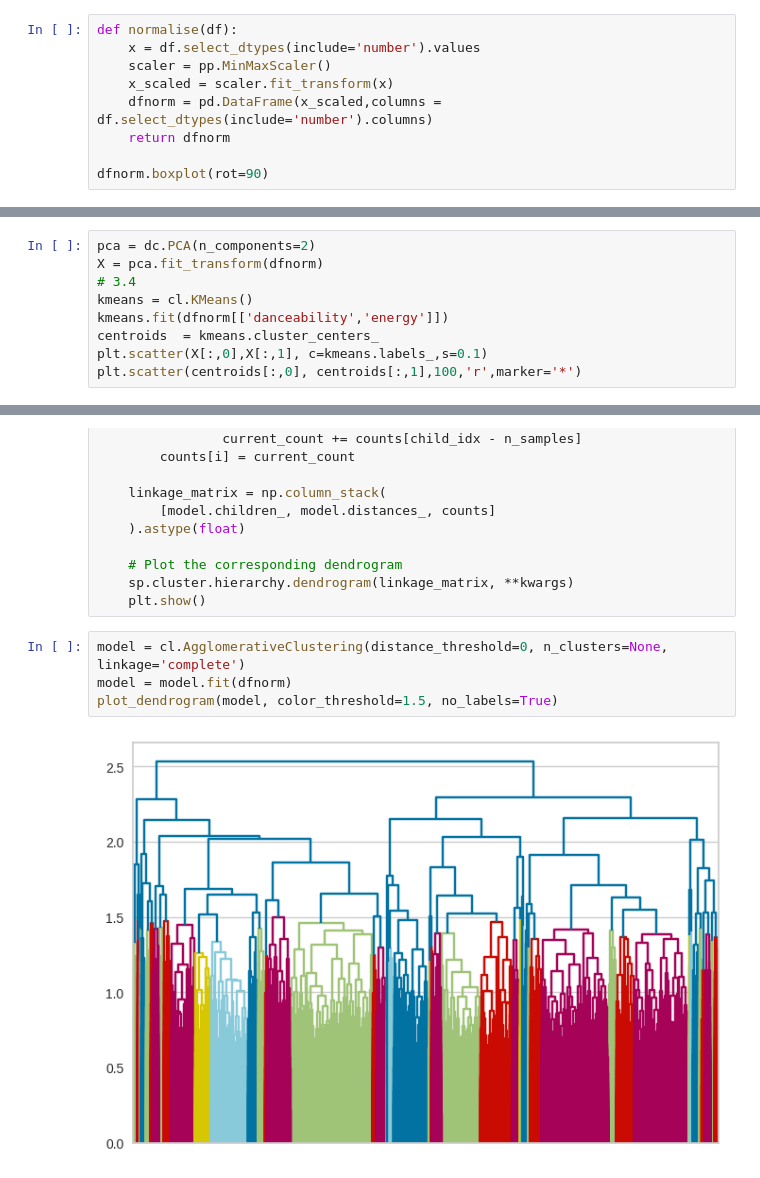
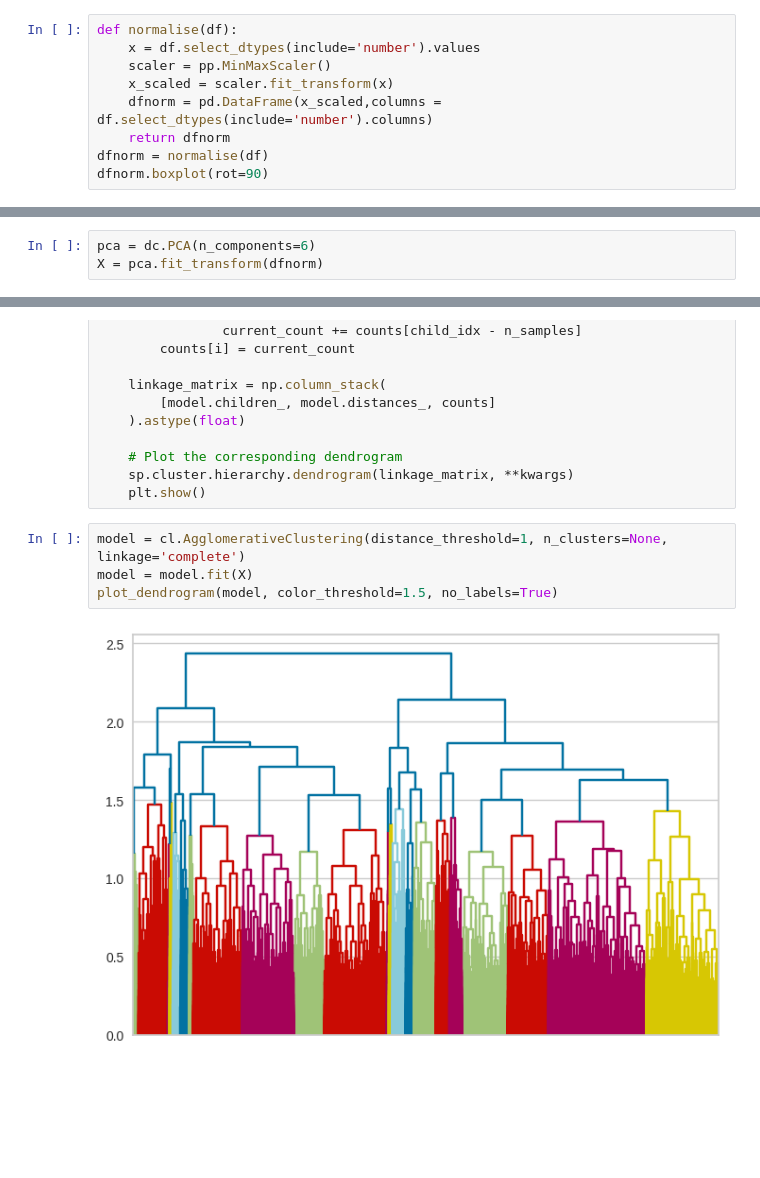
Before and after one commit to ben-carew/Spotify_Analysis, a Jupyter notebook: Spotify.ipynb, the cells around one changed output, grey strips where cells are left out. Saved outputs shown, nothing was run; the diff lists cells and outputs as text; blank space fills up the shorter version.

```diff
--- a/Spotify.ipynb
+++ b/Spotify.ipynb
@@ -72,7 +70,7 @@ def normalise(df):
     x_scaled = scaler.fit_transform(x)
     dfnorm = pd.DataFrame(x_scaled,columns = df.select_dtypes(include='number').columns)
     return dfnorm
-
+dfnorm = normalise(df)
 dfnorm.boxplot(rot=90)
 # %% [output]
 <Axes: >
@@ -108,11 +106,5 @@ ax6.set_ylabel('energy')
 Text(0, 0.5, 'energy')
 [figure]
 # %%
-pca = dc.PCA(n_components=2)
+pca = dc.PCA(n_components=6)
 X = pca.fit_transform(dfnorm)
-# 3.4
-kmeans = cl.KMeans()
-kmeans.fit(dfnorm[['danceability','energy']])
-centroids  = kmeans.cluster_centers_
-plt.scatter(X[:,0],X[:,1], c=kmeans.labels_,s=0.1)
-plt.scatter(centroids[:,0], centroids[:,1],100,'r',marker='*')
@@ -194,8 +190,8 @@ def plot_dendrogram(model, **kwargs):
     sp.cluster.hierarchy.dendrogram(linkage_matrix, **kwargs)
     plt.show()
 # %%
-model = cl.AgglomerativeClustering(distance_threshold=0, n_clusters=None, linkage='complete')
-model = model.fit(dfnorm)
+model = cl.AgglomerativeClustering(distance_threshold=1, n_clusters=None, linkage='complete')
+model = model.fit(X)
 plot_dendrogram(model, color_threshold=1.5, no_labels=True)
 # %% [output]
-[figure, old version]
+[figure, new version]
```
Also changed, not shown: parts of 4 cells of this notebook, 1 other file.
